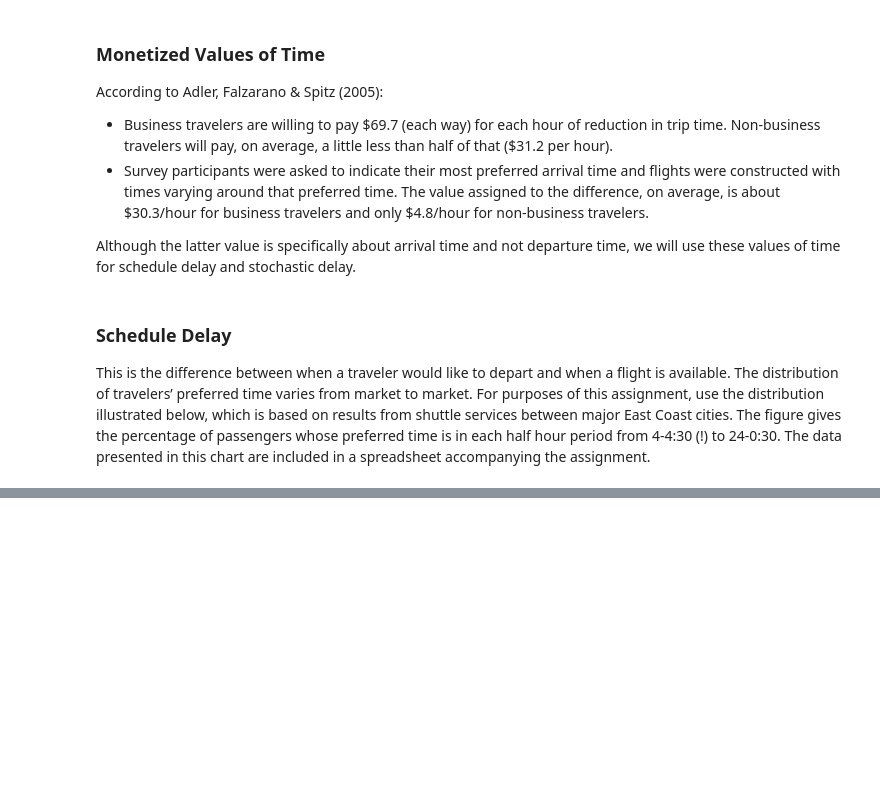
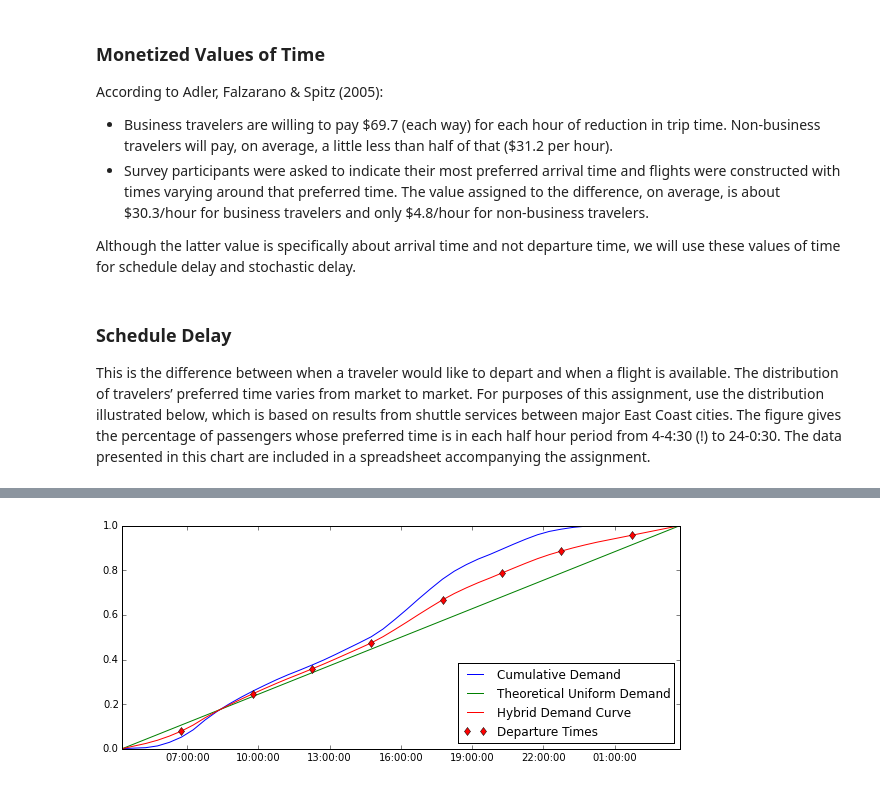
Before and after one commit to pksohn/Berkeley, a Jupyter notebook: CE260 Assignment 3 - Airline Economics.ipynb, the cells around one changed output, grey strips where cells are left out. Cells and saved outputs as stored; diff of their text form; code cells hidden in the pictures; blank space fills up the shorter version.

```diff
--- a/CE260 Assignment 3 - Airline Economics.ipynb
+++ b/CE260 Assignment 3 - Airline Economics.ipynb
@@ -263,0 +278,35 @@ result = minimize()
+# %%
+def assign_by_CDF(df,flights_needed):
+    # Divide the cumulative demand into equal parts (depending on number of flights required)
+    # Return a list of indexes that correspond to equal demand served
+
+    frame = df.copy()
+
+    hybrid_index = [i * (len(frame) / (flights_needed + 1)) for i in range(1,flights_needed+1)]
+
+    # find nearest index in demand data to theoretical indices above
+    # assign "departure" to 1
+
+    frame["departure"] = 0
+
+    for i in hybrid_index:
+
+        near_ix = abs(frame.index-i).argsort()[0]
+        frame.loc[near_ix,"departure"] = 1
+
+    # Plot cumulative distribution of demand
+
+    plt.figure(figsize=(10,4))
+    plt.plot(frame.Time,frame.CumPct)
+    plt.plot(frame.Time,frame.uniform_demand)
+    plt.plot(frame.Time,frame.average_demand)
+    plt.plot(frame.Time,(frame.departure * df.average_demand).replace(0.0,np.nan),'rd')
+    plt.xlim(frame.Time[0],frame.Time[len(df)-1])
+    plt.legend(["Cumulative Demand","Theoretical Uniform Demand","Hybrid Demand Curve","Departure Times"],loc=4)
+    plt.show()
+
+    return frame
+# %%
+CRJ_cumulative = assign_by_CDF(DTP,8)
+# %% [output]
+[figure, added]
```
Also changed, not shown: parts of 19 cells of this notebook.
